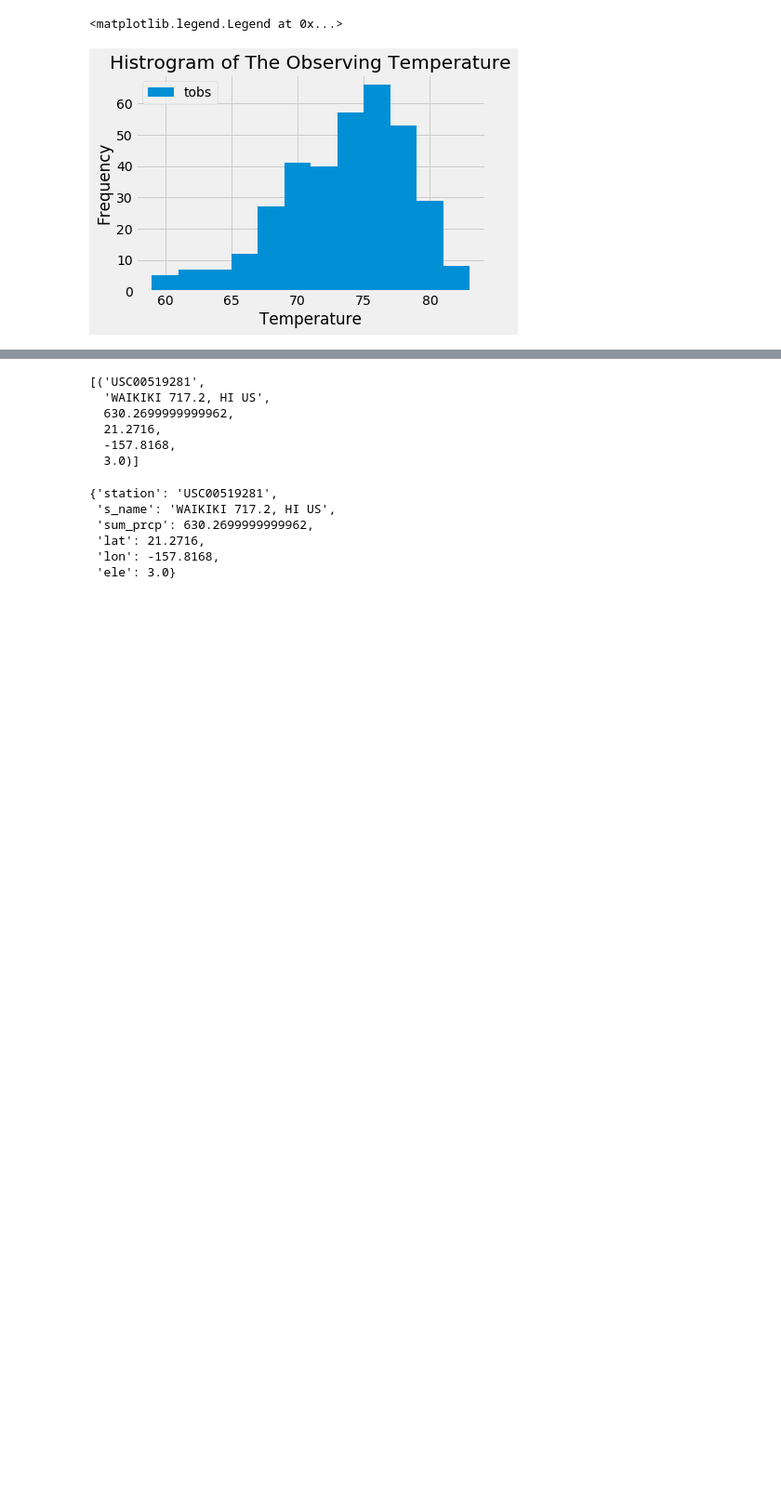
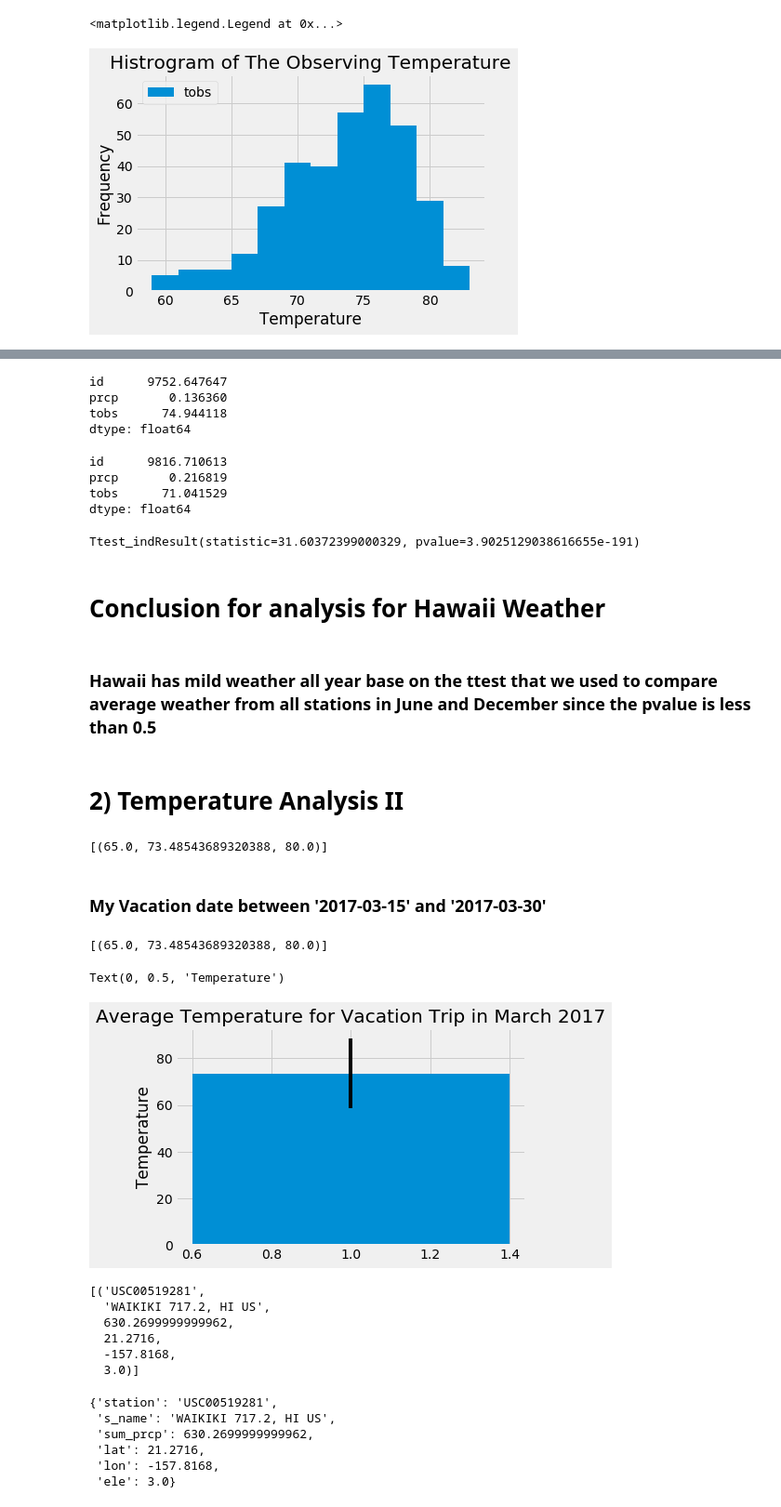
Before and after one commit to PanaratDuke/sqlalchemy-challenge, a Jupyter notebook: climate_starter.ipynb, the cells around one changed output, grey strips where cells are left out. Shown: that part at 93% size. Cells and saved outputs as stored; diff of their text form; code cells hidden in the pictures; blank space fills up the shorter version.

```diff
--- a/climate_starter.ipynb
+++ b/climate_starter.ipynb
@@ -379,3 +339,73 @@ def query_to_list_of_dicts(cur_query):
+# %%
+june_avg_temp = measurment_df.loc[measurment_df.index.month == 6]
+june_avg_temp.mean()
+# %% [output]
+id      9752.647647
+prcp       0.136360
+tobs      74.944118
+dtype: float64
+# %%
+dec_avg_temp = measurment_df.loc[measurment_df.index.month == 12]
+dec_avg_temp.mean()
+# %% [output]
+id      9816.710613
+prcp       0.216819
+tobs      71.041529
+dtype: float64
+# %%
+stats.ttest_ind(june_avg_temp.tobs,dec_avg_temp.tobs)
+# %% [output]
+Ttest_indResult(statistic=31.60372399000329, pvalue=3.9025129038616655e-191)
+# %% [markdown]
+# Conclusion for analysis for Hawaii Weather
+# %% [markdown]
+### Hawaii has mild weather all year base on the ttest that we used to compare average weather from all stations in June and December since the pvalue is less than 0.5
+# %% [markdown]
+# 2) Temperature Analysis II
+# %%
+# This function called `calc_temps` will accept start date and end date in the format '%Y-%m-%d'
+# and return the minimum, average, and maximum temperatures for that range of dates
+def calc_temps(start_date, end_date):
+    """TMIN, TAVG, and TMAX for a list of dates.
+
+    Args:
+        start_date (string): A date string in the format %Y-%m-%d
+        end_date (string): A date string in the format %Y-%m-%d
+
+    Returns:
+        TMIN, TAVE, and TMAX
+    """
+
+    return session.query(func.min(Measurement.tobs), func.avg(Measurement.tobs), func.max(Measurement.tobs)).\
+        filter(Measurement.date >= start_date).filter(Measurement.date <= end_date).all()
+
+# function usage example
+print(calc_temps('2017-03-15', '2017-03-31'))
+# %% [output]
+[(65.0, 73.48543689320388, 80.0)]
+# %% [markdown]
+### My Vacation date between '2017-03-15' and '2017-03-30'
+# %%
+# Use your previous function `calc_temps` to calculate the tmin, tavg, and tmax
+# for your trip using the previous year's data for those same dates.
+# My Vacation date between '2017-02-28' and '2017-03-05'
+print(calc_temps('2017-03-15', '2017-03-31'))
+# %% [output]
+[(65.0, 73.48543689320388, 80.0)]
+# %%
+# Plot the results from your previous query as a bar chart.
+# Use "Trip Avg Temp" as your Title
+# Use the average temperature for the y value
+# Use the peak-to-peak (tmax-tmin) value as the y error bar (yerr)
+
+temp_bar = list(np.ravel(calc_temps('2017-03-15', '2017-03-31')))
+
+plt.bar(1,temp_bar[1],yerr=temp_bar[2]-temp_bar[0])
+plt.title('Average Temperature for Vacation Trip in March 2017')
+plt.ylabel("Temperature")
+# %% [output]
+Text(0, 0.5, 'Temperature')
+[figure, added]
 # %%
 total_rainfall = session.query(Measurement.station,
                                Station.name,\
```
Also changed, not shown: parts of 35 cells of this notebook, 4 other files.
